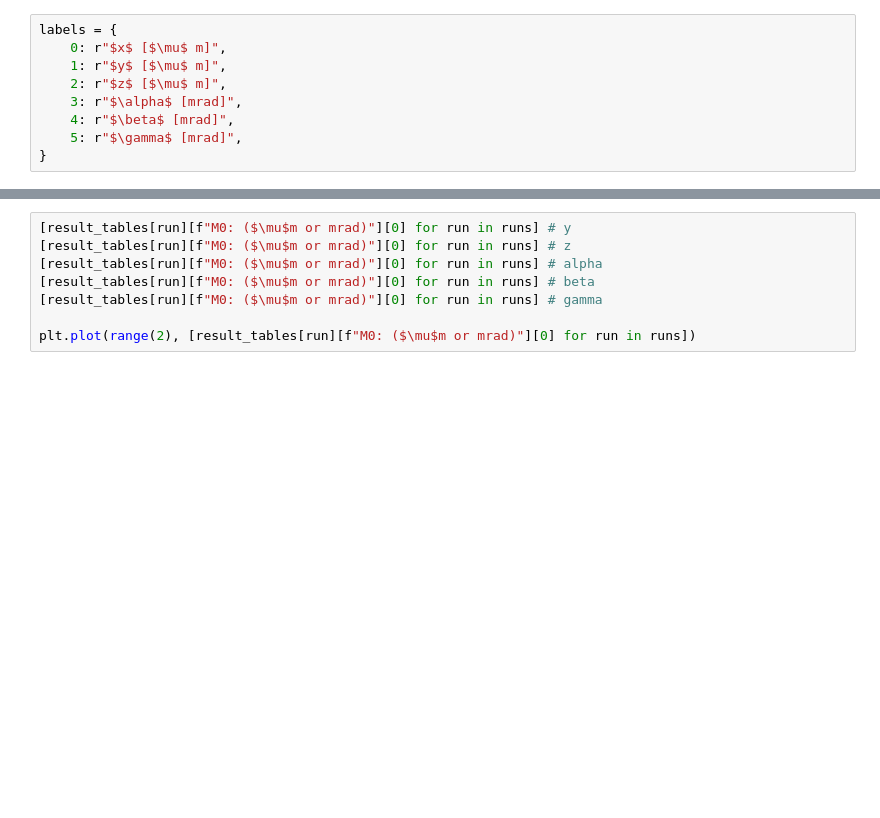
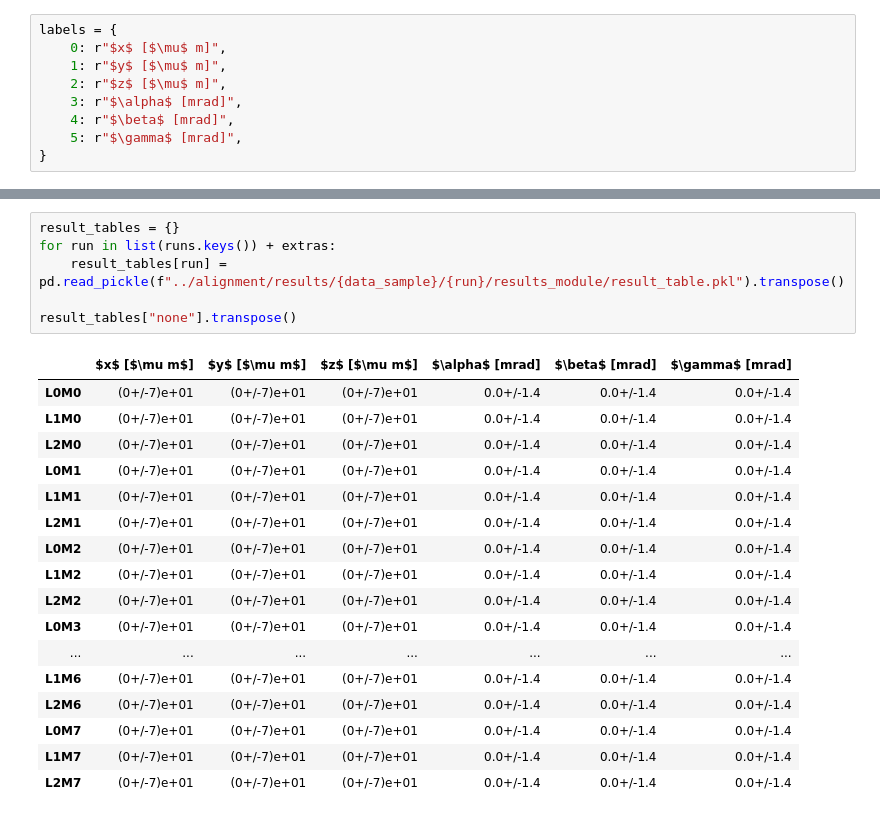
Before and after one commit to MarkusPrim/faser-alignment, a Jupyter notebook: notebooks/AlignmentOverTime.ipynb, the cells around one changed output, grey strips where cells are left out. Cells and saved outputs as stored; diff of their text form; blank space fills up the shorter version.

```diff
--- a/notebooks/AlignmentOverTime.ipynb
+++ b/notebooks/AlignmentOverTime.ipynb
@@ -92,8 +117,24 @@ for layer in [0, 1, 2]:
-# %%
-[result_tables[run][f"M0: ($\mu$m or mrad)"][0] for run in runs] # y
-[result_tables[run][f"M0: ($\mu$m or mrad)"][0] for run in runs] # z
-[result_tables[run][f"M0: ($\mu$m or mrad)"][0] for run in runs] # alpha
-[result_tables[run][f"M0: ($\mu$m or mrad)"][0] for run in runs] # beta
-[result_tables[run][f"M0: ($\mu$m or mrad)"][0] for run in runs] # gamma
-
-plt.plot(range(2), [result_tables[run][f"M0: ($\mu$m or mrad)"][0] for run in runs])
+# %%
+result_tables = {}
+for run in list(runs.keys()) + extras:
+    result_tables[run] = pd.read_pickle(f"../alignment/results/{data_sample}/{run}/results_module/result_table.pkl").transpose()
+
+result_tables["none"].transpose()
+# %% [output]
+|  | $x$ [$\mu m$] | $y$ [$\mu m$] | $z$ [$\mu m$] | $\alpha$ [mrad] | $\beta$ [mrad] | $\gamma$ [mrad] |
+| L0M0 | (0+/-7)e+01 | (0+/-7)e+01 | (0+/-7)e+01 | 0.0+/-1.4 | 0.0+/-1.4 | 0.0+/-1.4 |
+| L1M0 | (0+/-7)e+01 | (0+/-7)e+01 | (0+/-7)e+01 | 0.0+/-1.4 | 0.0+/-1.4 | 0.0+/-1.4 |
+| L2M0 | (0+/-7)e+01 | (0+/-7)e+01 | (0+/-7)e+01 | 0.0+/-1.4 | 0.0+/-1.4 | 0.0+/-1.4 |
+| L0M1 | (0+/-7)e+01 | (0+/-7)e+01 | (0+/-7)e+01 | 0.0+/-1.4 | 0.0+/-1.4 | 0.0+/-1.4 |
+| L1M1 | (0+/-7)e+01 | (0+/-7)e+01 | (0+/-7)e+01 | 0.0+/-1.4 | 0.0+/-1.4 | 0.0+/-1.4 |
+| L2M1 | (0+/-7)e+01 | (0+/-7)e+01 | (0+/-7)e+01 | 0.0+/-1.4 | 0.0+/-1.4 | 0.0+/-1.4 |
+| L0M2 | (0+/-7)e+01 | (0+/-7)e+01 | (0+/-7)e+01 | 0.0+/-1.4 | 0.0+/-1.4 | 0.0+/-1.4 |
+| L1M2 | (0+/-7)e+01 | (0+/-7)e+01 | (0+/-7)e+01 | 0.0+/-1.4 | 0.0+/-1.4 | 0.0+/-1.4 |
+| L2M2 | (0+/-7)e+01 | (0+/-7)e+01 | (0+/-7)e+01 | 0.0+/-1.4 | 0.0+/-1.4 | 0.0+/-1.4 |
+| L0M3 | (0+/-7)e+01 | (0+/-7)e+01 | (0+/-7)e+01 | 0.0+/-1.4 | 0.0+/-1.4 | 0.0+/-1.4 |
+| ... | ... | ... | ... | ... | ... | ... |
+| L1M6 | (0+/-7)e+01 | (0+/-7)e+01 | (0+/-7)e+01 | 0.0+/-1.4 | 0.0+/-1.4 | 0.0+/-1.4 |
+| L2M6 | (0+/-7)e+01 | (0+/-7)e+01 | (0+/-7)e+01 | 0.0+/-1.4 | 0.0+/-1.4 | 0.0+/-1.4 |
+| L0M7 | (0+/-7)e+01 | (0+/-7)e+01 | (0+/-7)e+01 | 0.0+/-1.4 | 0.0+/-1.4 | 0.0+/-1.4 |
+| L1M7 | (0+/-7)e+01 | (0+/-7)e+01 | (0+/-7)e+01 | 0.0+/-1.4 | 0.0+/-1.4 | 0.0+/-1.4 |
+| L2M7 | (0+/-7)e+01 | (0+/-7)e+01 | (0+/-7)e+01 | 0.0+/-1.4 | 0.0+/-1.4 | 0.0+/-1.4 |
```
Also changed, not shown: parts of 9 cells of this notebook, 3 other files.
